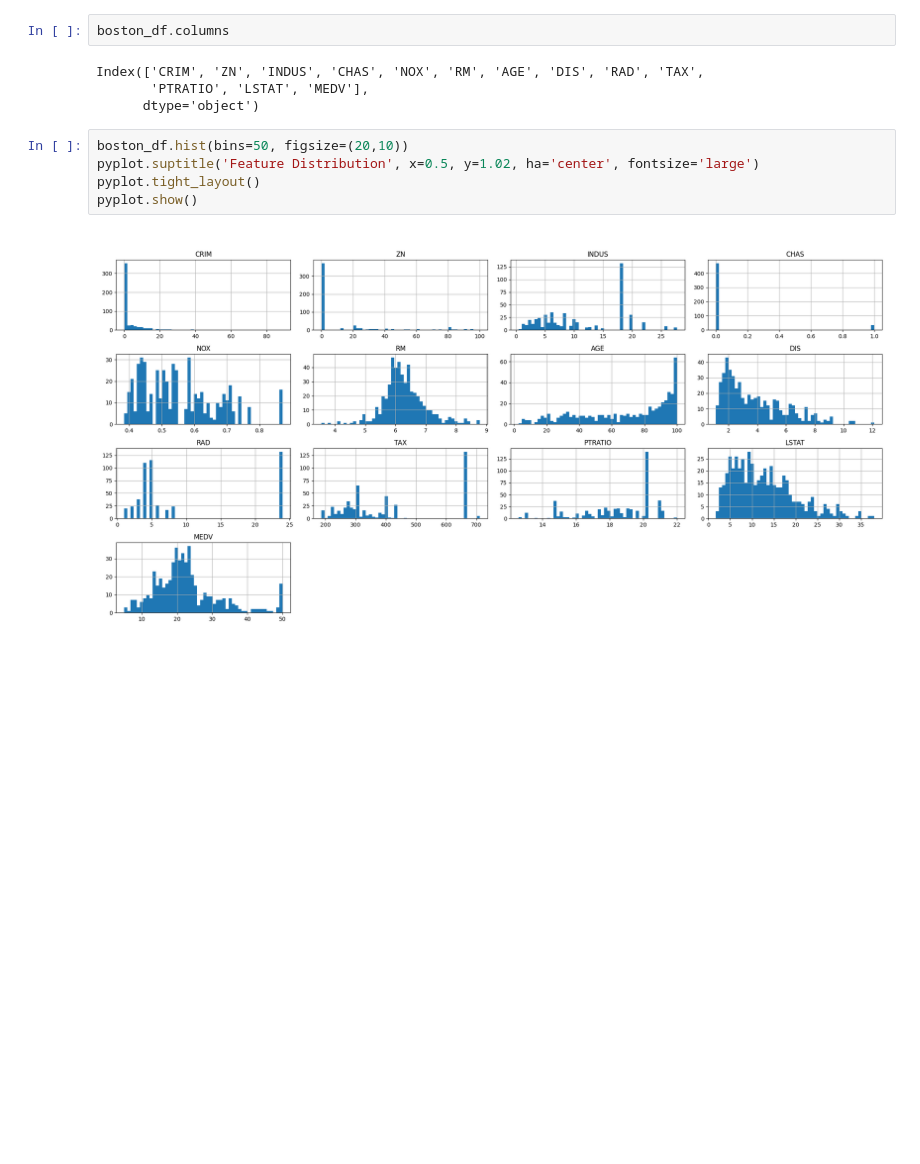
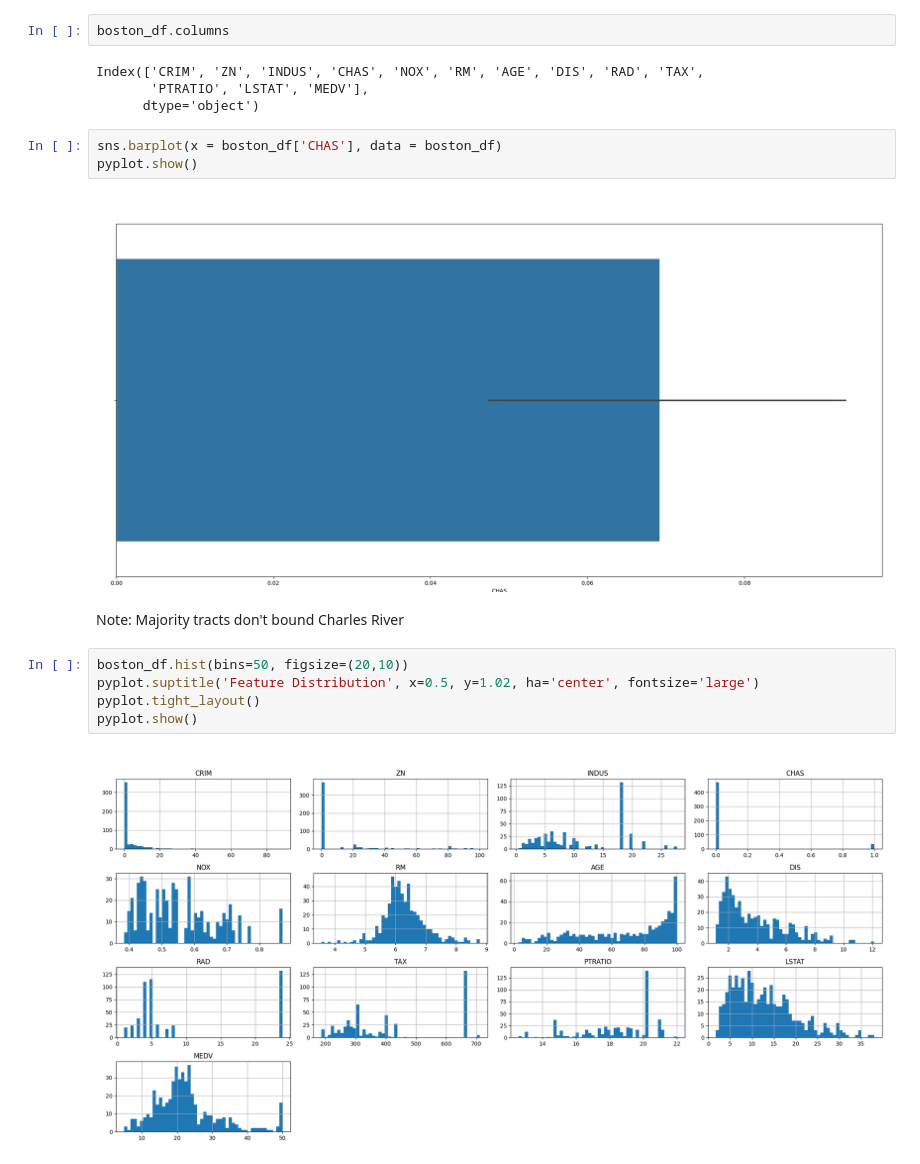
Before and after one commit to VIGHNESH1521/testrepo, a Jupyter notebook: Templates_Optional_Peer_Graded_Assignment.jupyterlite.ipynb, the cells around one changed output. Drawn from its saved outputs; the diff is of its cells as text; blank space fills up the shorter version.

```diff
--- a/Templates_Optional_Peer_Graded_Assignment.jupyterlite.ipynb
+++ b/Templates_Optional_Peer_Graded_Assignment.jupyterlite.ipynb
@@ -104,6 +104,13 @@ boston_df.columns
 Index(['CRIM', 'ZN', 'INDUS', 'CHAS', 'NOX', 'RM', 'AGE', 'DIS', 'RAD', 'TAX',
        'PTRATIO', 'LSTAT', 'MEDV'],
       dtype='object')
+# %%
+sns.barplot(x = boston_df['CHAS'], data = boston_df)
+pyplot.show()
+# %% [output]
+[figure, added]
+# %% [markdown]
+Note: Majority tracts don't bound Charles River
 # %%
 boston_df.hist(bins=50, figsize=(20,10))
 pyplot.suptitle('Feature Distribution', x=0.5, y=1.02, ha='center', fontsize='large')
```
Also changed, not shown: parts of 14 cells of this notebook.
